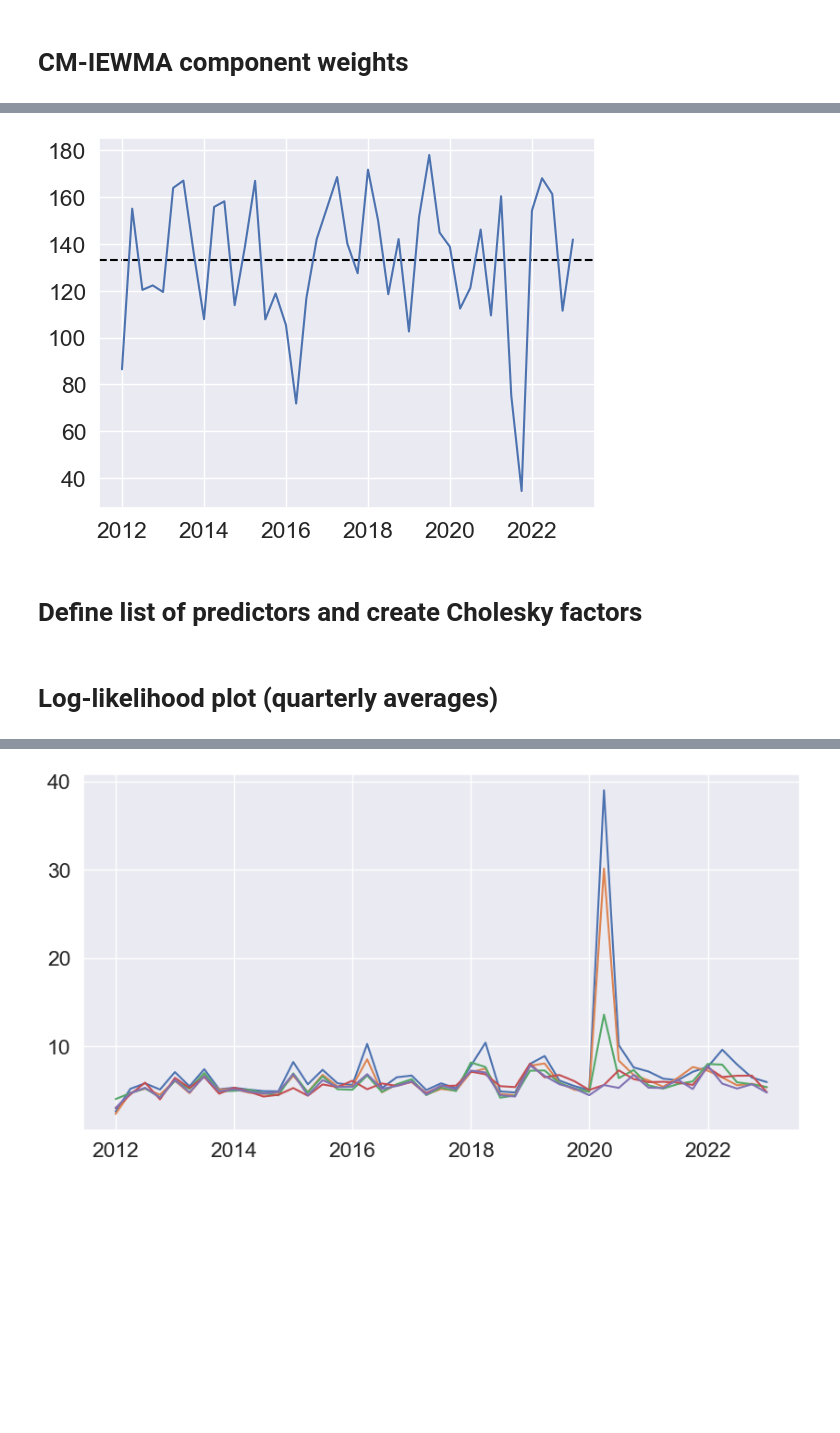
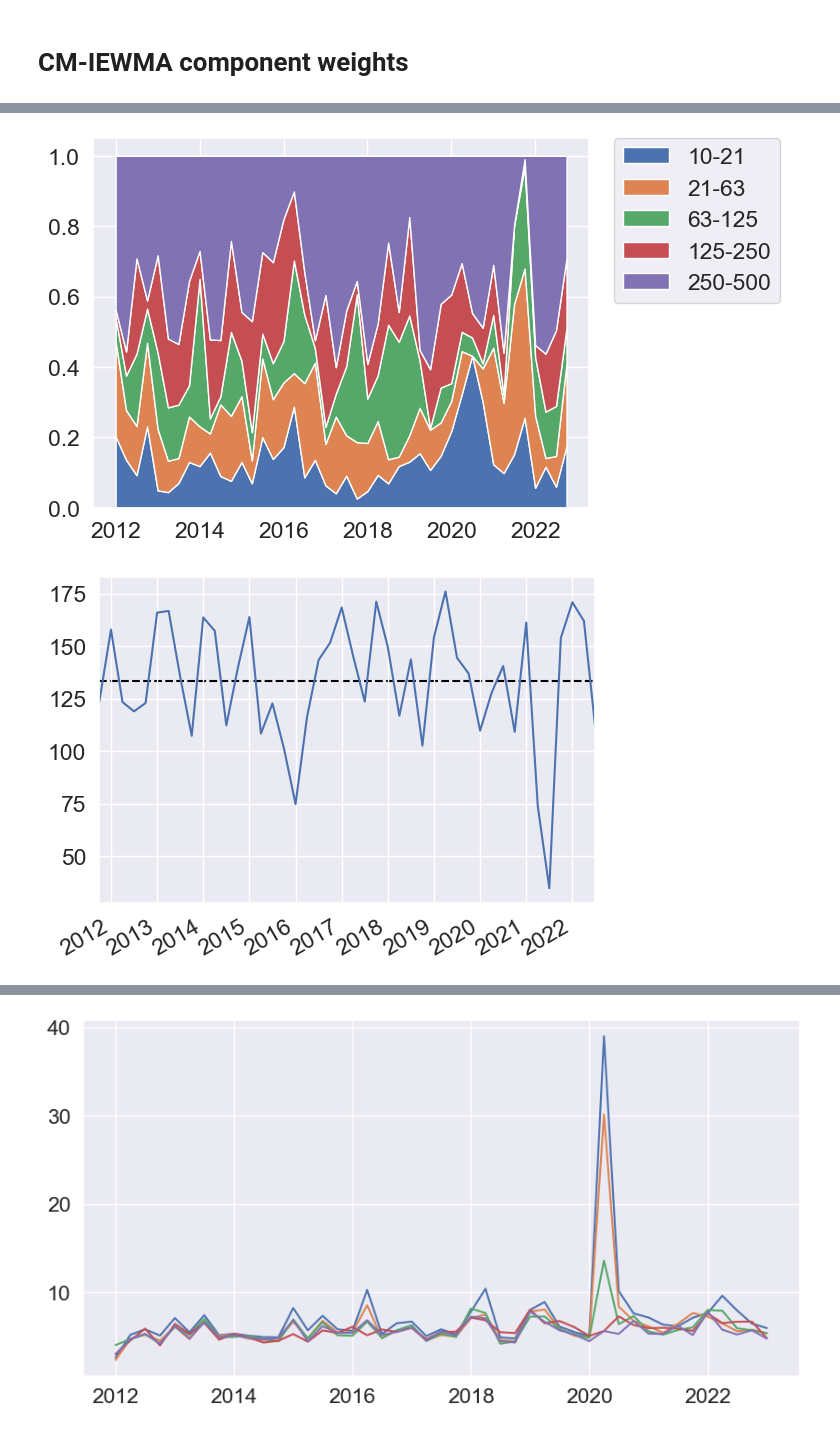
Before and after one commit to cvxgrp/cov_pred_finance, a Jupyter notebook: notebooks/stock_portfolios.ipynb, the cells around one changed output, grey strips where cells are left out. Saved outputs shown, nothing was run; the diff lists cells and outputs as text; code cells hidden in the pictures; blank space fills up the shorter version.

```diff
--- a/notebooks/stock_portfolios.ipynb
+++ b/notebooks/stock_portfolios.ipynb
@@ -22,9 +23,9 @@ sns.set(font_scale=1.5)
 # %% [markdown]
 # Import data
 # %%
-data = pd.read_csv('../data/SP500_top25_adjusted.csv', index_col=0, parse_dates=True)
+returns = pd.read_csv('../data/SP500_top25_adjusted.csv', index_col=0, parse_dates=True)
 
-# Risk-free rate and Fama-French factors
+# Risk-free rate
 FF = pd.read_csv('../data/ff5.csv', index_col=0, parse_dates=True)
 rf_rate = pd.DataFrame(FF.loc[:,"RF"])
 rf_rate.index = pd.to_datetime(rf_rate.index, format='%Y%m%d')
@@ -153 +53,11 @@ plt.stackplot(dates, weights.T);
+# %%
+# CM-IEWMA
+pairs = [(10, 21), (21, 63), (63, 125), (125, 250), (250, 500)]
+Sigmas = {f"{pair[0]}-{pair[1]}": iterated_ewma(returns, vola_halflife=pair[0], cov_halflife=pair[1], min_periods_vola=63, min_periods_cov=63) for pair in pairs}
+Sigmas["10-21"] = regularize_covariance(Sigmas["10-21"], lamda=0.05)
+
+results = list(CovarianceCombination(Sigmas=Sigmas, returns=returns).solve_window(window=10, verbose=True))
+
+cm_iewma = {result.time: result.covariance for result in results}
+weights = {result.time: result.weights for result in results}
 # %%
@@ -176,8 +85,2 @@ end_date = pd.to_datetime("2022-12-30", format="%Y-%m-%d")
 # %% [markdown]
 # CM-IEWMA component weights
-# %%
-# plot component weights (monthly averages)
-weights = cm_iewma.weights.loc[start_date:end_date].resample("M").mean().values
-dates=cm_iewma.weights.loc[start_date:end_date].resample("M").mean().index
-plt.stackplot(dates, get_ewmas(weights[-cm_iewma.T:], 10).T);
-plt.legend(title="IEWMA half-lives", bbox_to_anchor=(1.23, 1), loc='upper center', ncol=1, labels=[f"{T[0]}/{T[1]}"for T in T_halfs]);
@@ -186,6 +86,0 @@ plt.legend(title="IEWMA half-lives", bbox_to_anchor=(1.23, 1), loc='upper center
-# %%
-# plot component weights (monthly averages)
-weights = cm_iewma.weights.loc[start_date:end_date].resample("M").mean().values
-dates=cm_iewma.weights.loc[start_date:end_date].resample("M").mean().index
-plt.stackplot(dates, get_ewmas(weights[-cm_iewma.T:], 10).T);
-plt.legend(title="IEWMA half-lives", bbox_to_anchor=(1.23, 1), loc='upper center', ncol=1, labels=[f"{T[0]}/{T[1]}"for T in T_halfs]);
@@ -194,21 +86,0 @@ plt.legend(title="IEWMA half-lives", bbox_to_anchor=(1.23, 1), loc='upper center
-# %%
-# plot effective half-life (quarterly averages)
-T1s = np.array([T_halfs[i][0] for i in range(len(T_halfs))]).reshape(-1,1)
-T2s = np.array([T_halfs[i][1] for i in range(len(T_halfs))]).reshape(-1,1)
-
-
-effective_T1 = pd.DataFrame((cm_iewma.weights.loc[start_date:end_date].values\
-     * T1s.T).sum(axis=1),\
-    index=cm_iewma.weights.loc[start_date:end_date].index, columns=["T1"])
-effective_T2 = pd.DataFrame((cm_iewma.weights.loc[start_date:end_date].values\
-     * T2s.T).sum(axis=1),\
-    index=cm_iewma.weights.loc[start_date:end_date].index, columns=["T2"])
-
-
-plt.plot(effective_T1.resample("Q").mean(), label="Effective half-life");
-plt.axhline(float(effective_T1.mean()), color="black", linestyle="--", label="Mean half-life", zorder=-1);
-# plt.legend();
-# %% [output]
-[figure, removed]
-# %% [markdown]
-# Define list of predictors and create Cholesky factors
@@ -224,2 +87,14 @@ for predictor in predictors:
-# %% [markdown]
-# Log-likelihood plot (quarterly averages)
+# %%
+quarterly_weights  = pd.DataFrame(weights).T.resample("Q").mean().loc[start_date:end_date]
+
+plt.stackplot(quarterly_weights.index, quarterly_weights.values.T, labels=["10-21", "21-63", "63-125", "125-250", "250-500"])
+plt.legend(bbox_to_anchor=(1.05, 1), loc='upper left', borderaxespad=0.);
+# %% [output]
+[figure, added]
+# %%
+halflifes_vola = np.array([10, 21, 63, 125, 250])
+(quarterly_weights * halflifes_vola).sum(axis=1).plot()
+plt.axhline((quarterly_weights * halflifes_vola).sum(axis=1).mean(), color="black", linestyle="--", label="Mean half-life", zorder=-1);
+plt.gcf().autofmt_xdate()
+# %% [output]
+[figure, added]
```
Also changed, not shown: parts of 28 cells of this notebook, 24 other files.
